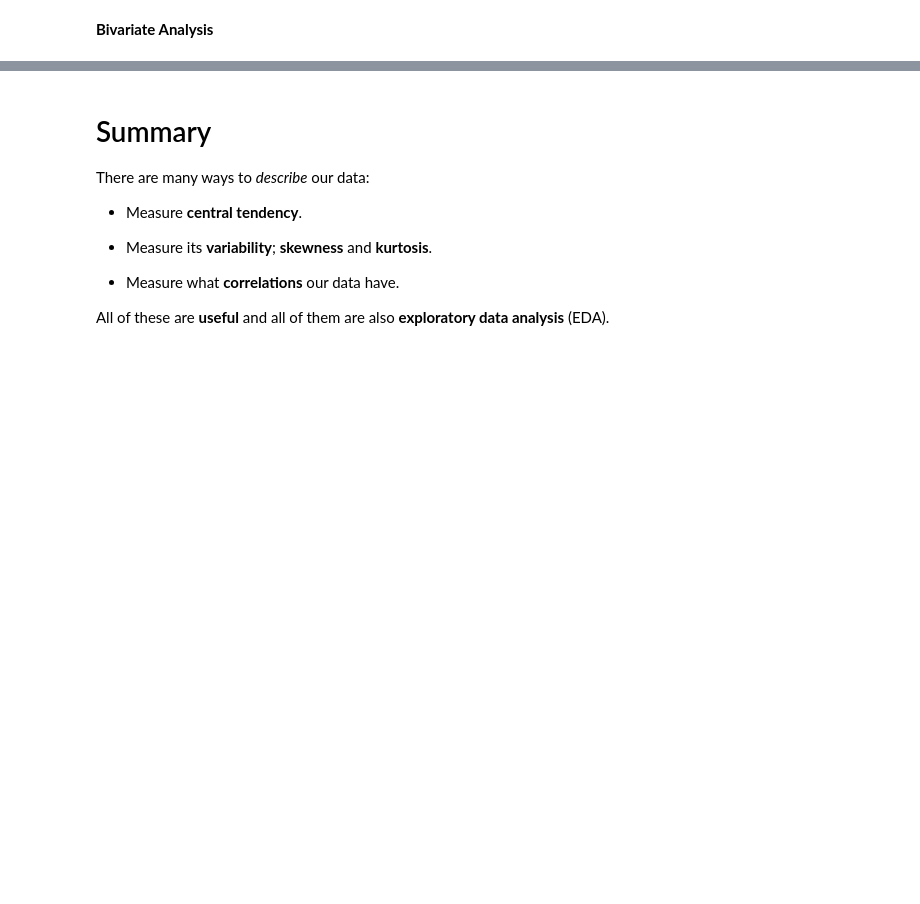
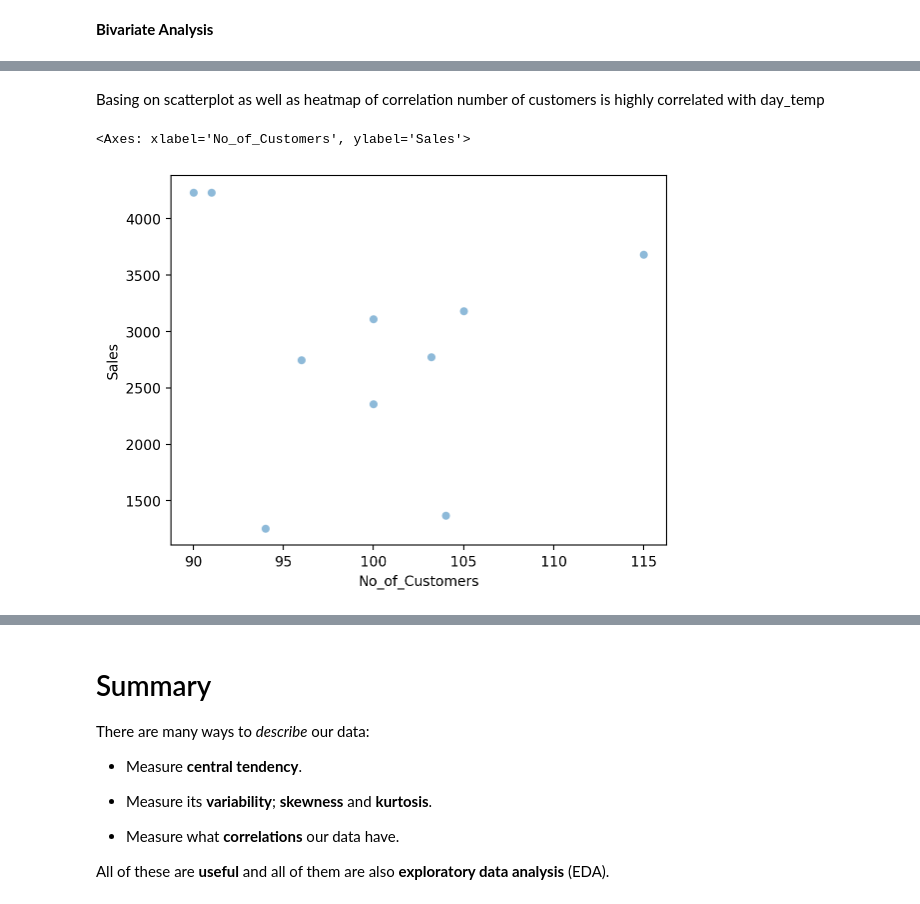
Before and after one commit to bartek00000/descripitve_stat, a Jupyter notebook: Exercise9.ipynb, the cells around one changed output, grey strips where cells are left out. Saved outputs shown, nothing was run; the diff lists cells and outputs as text; code cells hidden in the pictures; blank space fills up the shorter version.

```diff
--- a/Exercise9.ipynb
+++ b/Exercise9.ipynb
@@ -655,0 +682,7 @@ msno.matrix(sales_imputed, figsize=(12, 6))
+# %% [markdown]
+Basing on scatterplot as well as heatmap of correlation number of customers is highly correlated with day_temp
+# %%
+sns.scatterplot(data=sales_imputed, x='No_of_Customers', y='Sales', alpha=0.5)
+# %% [output]
+<Axes: xlabel='No_of_Customers', ylabel='Sales'>
+[figure, added]
```
Also changed, not shown: parts of 3 cells of this notebook.
